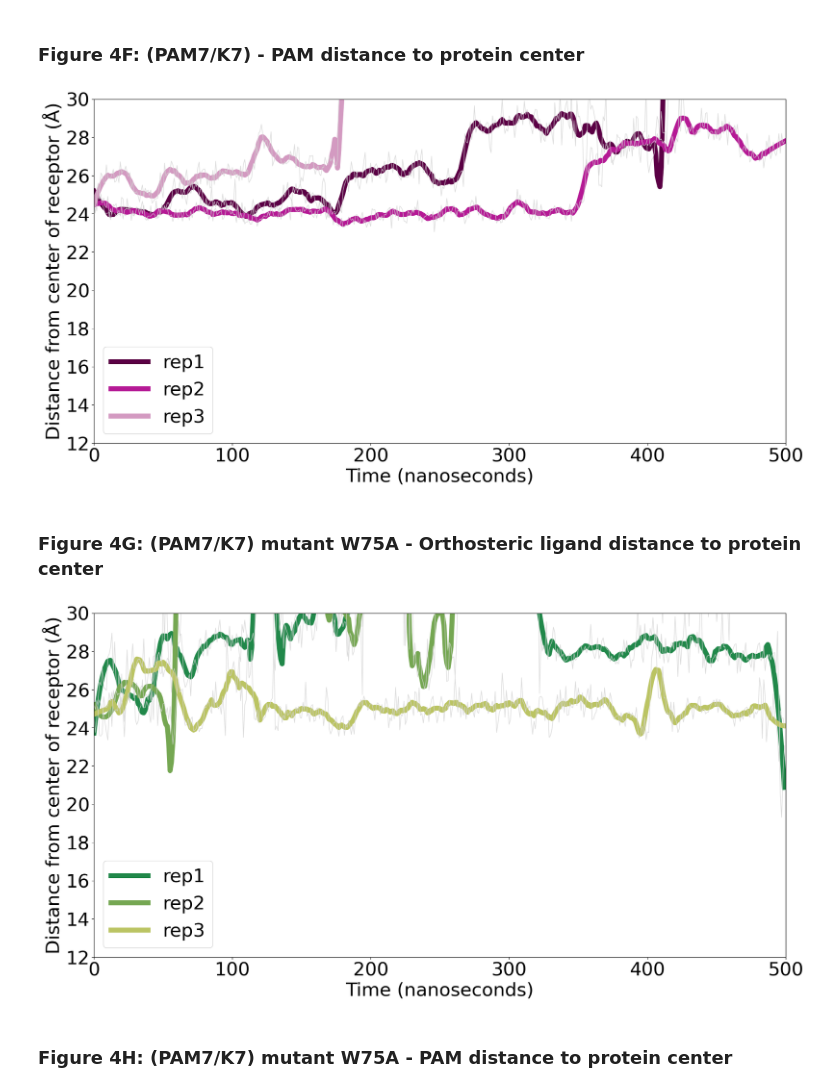
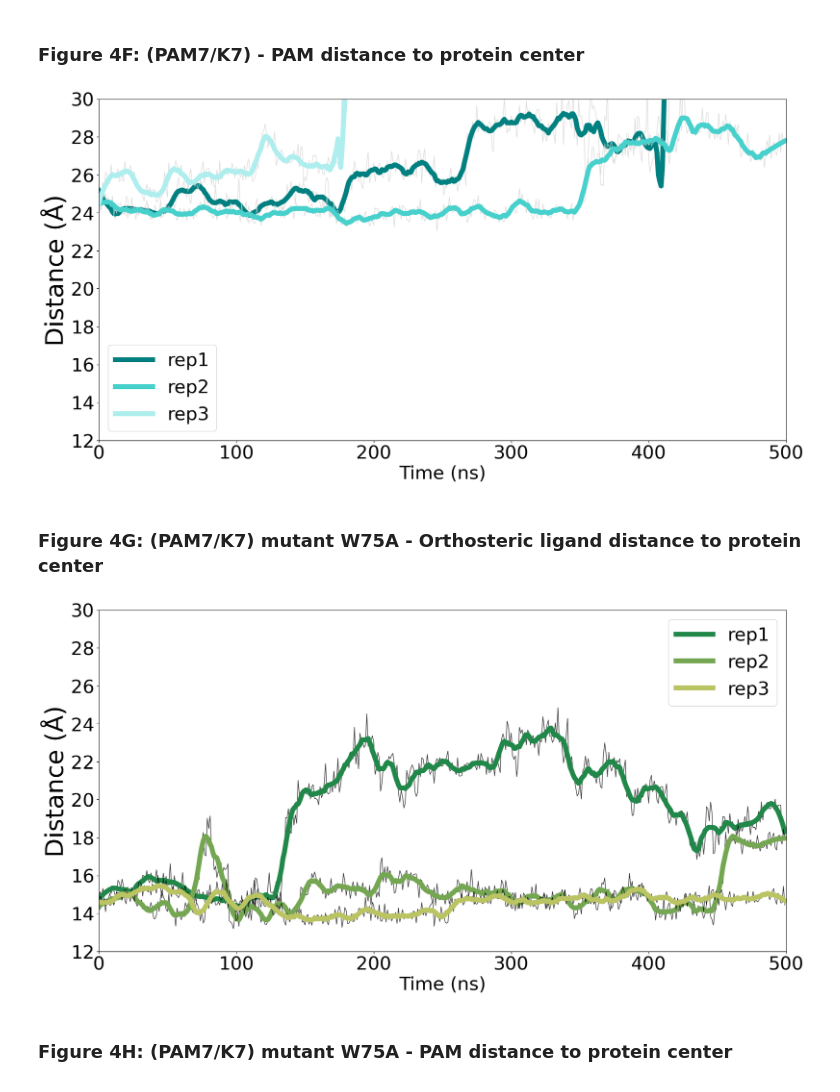
Before and after one commit to mariagiovannaeva/TGR5-md, a Jupyter notebook: AnalysisNotebook_DiscoveryAndCharacterizationOfSmallMoleculesTGR5LigandsWithAgonisticActivity.ipynb, the cells around one changed output. Cells and saved outputs as stored; diff of their text form; code cells hidden in the pictures.

```diff
--- a/AnalysisNotebook_DiscoveryAndCharacterizationOfSmallMoleculesTGR5LigandsWithAgonisticActivity.ipynb
+++ b/AnalysisNotebook_DiscoveryAndCharacterizationOfSmallMoleculesTGR5LigandsWithAgonisticActivity.ipynb
@@ -84,7 +100,7 @@ def smooth(y, window_size, order):
     # Return the smoothed array
     return y_smooth
 
-def plot_distances(pdb_files, dcd_files, selections, output_file, title, colors=None):
+def plot_distances(pdb_files, dcd_files, selections, output_file, title, color_line, colors=None):
     """
     Plot distances between the centers of geometry of two selections over time from multiple trajectories.
 
@@ -112,19 +128,20 @@ def plot_distances(pdb_files, dcd_files, selections, output_file, title, colors=
         frames, tmp_list = calculate_distances(u, selections[i][0], selections[i][1])
         arr = np.array(tmp_list)
 
+        # Plot the original distances with a thinner gray line
+        plt.plot(frames, arr, linewidth=1, color=color_line, alpha=0.8)
+
         # Choose color for the plot
         color = colors[i] if colors else None
 
         # Plot the smoothed distances with a thicker line
         plt.plot(frames, smooth(arr, window_size=20, order=2), label=f"rep{i+1}", linewidth=8, color=color)
 
-        # Plot the original distances with a thinner gray line
-        plt.plot(frames, arr, linewidth=1, color='lightgray', alpha=0.8)
 
     # Set plot properties
     plt.title(title, fontsize=30)
-    plt.xlabel('Time (nanoseconds)', fontsize=30)
-    plt.ylabel('Distance from center of receptor (Å)', fontsize=30)
+    plt.xlabel('Time (ns)', fontsize=30)
+    plt.ylabel('Distance (Å)', fontsize=40)
     plt.yticks(fontsize=30)
     plt.xticks(fontsize=30)
     plt.legend(fontsize=30)
@@ -215,7 +232,7 @@ def save_plot(title, xlabel, ylabel, ylim, xlim, yticks_fontsize, xticks_fontsiz
     """
     plt.title(title, fontsize=30)
     plt.xlabel(xlabel, fontsize=30)
-    plt.ylabel(ylabel, fontsize=30)
+    plt.ylabel(ylabel, fontsize=40)
     plt.ylim(ylim)
     plt.xlim(xlim)
     plt.yticks(fontsize=yticks_fontsize)
@@ -224,7 +241,7 @@ def save_plot(title, xlabel, ylabel, ylim, xlim, yticks_fontsize, xticks_fontsiz
     plt.savefig(output_file)
 
 
-def plot_coordination(pdb_files, dcd_files, selections, output_file, title, colors=None):
+def plot_coordination(pdb_files, dcd_files, selections, output_file, title, color_line, colors=None):
     """
     Plot distances between the centers of geometry of two selections over time from multiple trajectories.
 
@@ -250,15 +267,17 @@ def plot_coordination(pdb_files, dcd_files, selections, output_file, title, colo
         frames = ca_df['Frame'].values.astype(float)
         contacts_column = ca_df['Contacts from reference'].values.astype(float)
 
+        # Plot the original distances with a thinner gray line
+        plt.plot(frames, contacts_column, linewidth=1, color=color_line, alpha=0.8)
+
         color = colors[i] if colors else None
         # Plot the smoothed distances with a thicker line
         plt.plot(frames, smooth(contacts_column, window_size=20, order=2), label=f"rep{i+1}", linewidth=8, color=color)
-        # Plot the original distances with a thinner gray line
-        plt.plot(frames, contacts_column, linewidth=1, color='lightgray', alpha=0.8)
+
 
     # Save the plot with specified properties
-    save_plot(title, 'Time (nanoseconds)',
-              'Fraction of contacts', [0, 1], [0, 500], 20, 20, 20, output_file)
+    save_plot(title, 'Time (ns)',
+              'Contacts', [0, 1], [0, 500], 20, 20, 30, output_file)
 # %% [markdown]
 # Distance between the center of geometry of a small molecule and the center of geometry of the receptor
 
@@ -363,37 +386,39 @@ output_file = "figure4F.pdf"
 title = ""
 
 # List of colors for each trajectory plot
-colors = ["#5b0045", "#b51995", "#d39ac1"]
+colors = ["teal", "mediumturquoise", "paleturquoise"]
+color_line = "lightgray"
 
 # Call the plot_distances function with the specified parameters
-plot_distances(pdb_files, dcd_files, selections, output_file, title, colors)
+plot_distances(pdb_files, dcd_files, selections, output_file, title, color_line, colors)
 # %% [output]
-[figure, old version]
+[figure, new version]
 # %% [markdown]
 ### Figure 4G: (PAM7/K7) mutant W75A  - Orthosteric ligand distance to protein center
 # %%
 # List of PDB file paths for each trajectory
 pdb_files = ["SYS4/centered_protein.pdb", "SYS4/centered_protein.pdb", "SYS4/centered_protein.pdb"]
 
 # List of DCD/XTC file paths for each trajectory
 dcd_files = ["SYS4/rep1.dcd","SYS4/rep2.dcd", "SYS4/rep3.dcd"]
 
 # List of tuples, each containing two strings specifying the atom selections for distance calculation
-selections = [('segid PROA and name CA', 'chainID L')] * 3
+selections = [('segid PROA and name CA', 'chainID S')] * 3
 
 # Output file path to save the generated plot
 output_file = "figure4G.pdf"
 
 # Title of the plot
 title = ""
 
 # List of colors for each trajectory plot
 colors = ["#21884A", "#75A752", "#BBC463"]
+color_line = "black"
 
 # Call the plot_distances function with the specified parameters
-plot_distances(pdb_files, dcd_files, selections, output_file, title, colors)
+plot_distances(pdb_files, dcd_files, selections, output_file, title, color_line, colors)
 # %% [output]
-[figure, old version]
+[figure, new version]
 # %% [markdown]
 ### Figure 4H: (PAM7/K7) mutant W75A  - PAM distance to protein center
 # %%
```
Also changed, not shown: parts of 14 cells of this notebook.
